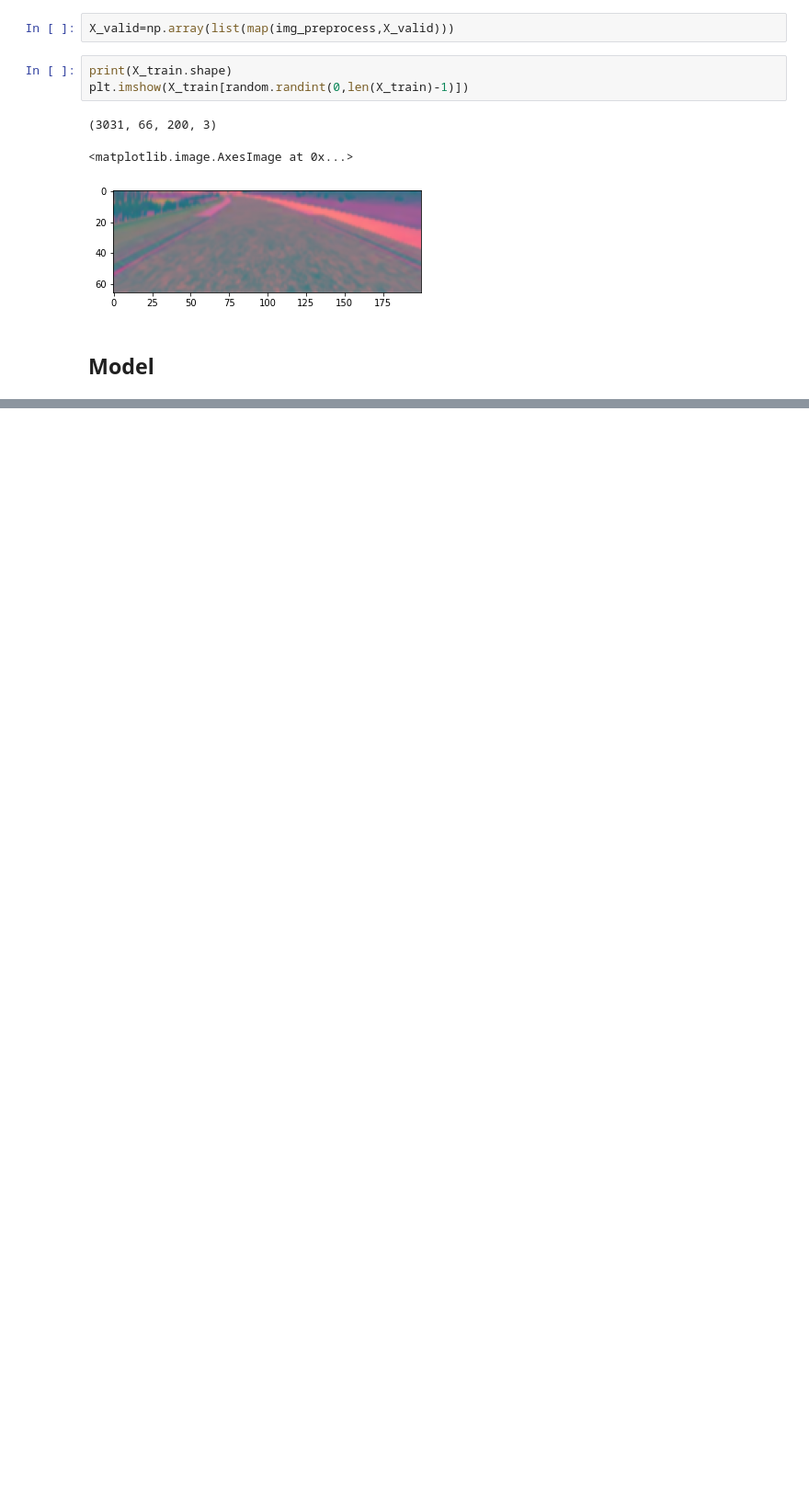
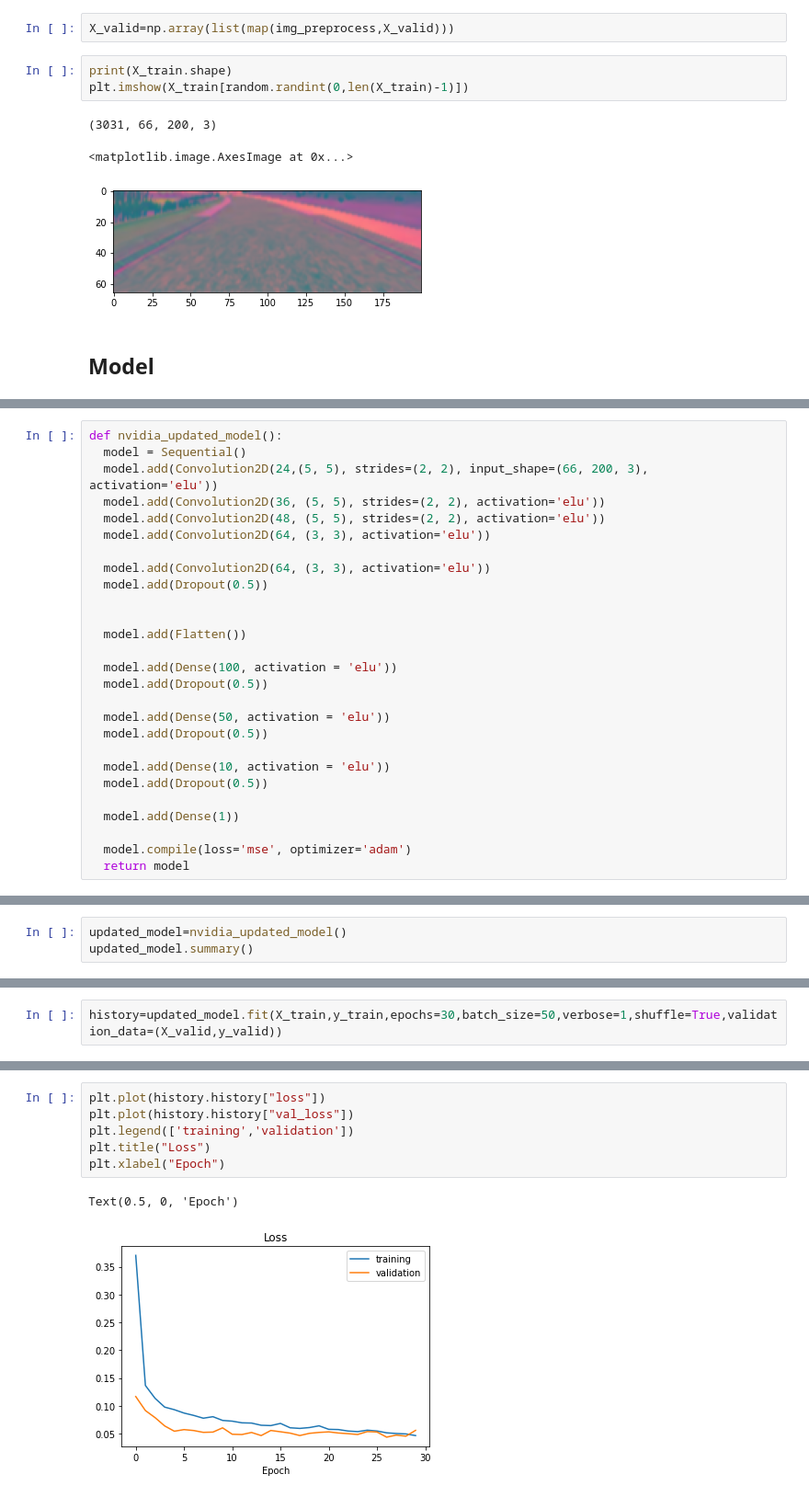
Before and after one commit to BeytullahYayla/Computer-Vision-For-Self-Driving-Cars, a Jupyter notebook: BehavioralCloning/Behavioral_Cloning.ipynb, the cells around one changed output, grey strips where cells are left out. Shown: that part at 92% size. Saved outputs shown, nothing was run; the diff lists cells and outputs as text; blank space fills up the shorter version.

```diff
--- a/BehavioralCloning/Behavioral_Cloning.ipynb
+++ b/BehavioralCloning/Behavioral_Cloning.ipynb
@@ -204 +225,28 @@ plt.imshow(X_train[random.randint(0,len(X_train)-1)])
+# %%
+def nvidia_updated_model():
+  model = Sequential()
+  model.add(Convolution2D(24,(5, 5), strides=(2, 2), input_shape=(66, 200, 3), activation='elu'))
+  model.add(Convolution2D(36, (5, 5), strides=(2, 2), activation='elu'))
+  model.add(Convolution2D(48, (5, 5), strides=(2, 2), activation='elu'))
+  model.add(Convolution2D(64, (3, 3), activation='elu'))
+
+  model.add(Convolution2D(64, (3, 3), activation='elu'))
+  model.add(Dropout(0.5))
+
+
+  model.add(Flatten())
+
+  model.add(Dense(100, activation = 'elu'))
+  model.add(Dropout(0.5))
+
+  model.add(Dense(50, activation = 'elu'))
+  model.add(Dropout(0.5))
+
+  model.add(Dense(10, activation = 'elu'))
+  model.add(Dropout(0.5))
+
+  model.add(Dense(1))
+
+  model.compile(loss='mse', optimizer='adam')
+  return model
 # %%
@@ -206,0 +273,3 @@ def nvidia_model():
+# %%
+updated_model=nvidia_updated_model()
+updated_model.summary()
@@ -206,0 +323,2 @@ def nvidia_model():
+# %%
+history=updated_model.fit(X_train,y_train,epochs=30,batch_size=50,verbose=1,shuffle=True,validation_data=(X_valid,y_valid))
@@ -206,0 +343,9 @@ def nvidia_model():
+# %%
+plt.plot(history.history["loss"])
+plt.plot(history.history["val_loss"])
+plt.legend(['training','validation'])
+plt.title("Loss")
+plt.xlabel("Epoch")
+# %% [output]
+Text(0.5, 0, 'Epoch')
+[figure, added]
```
Also changed, not shown: parts of 7 cells of this notebook.
